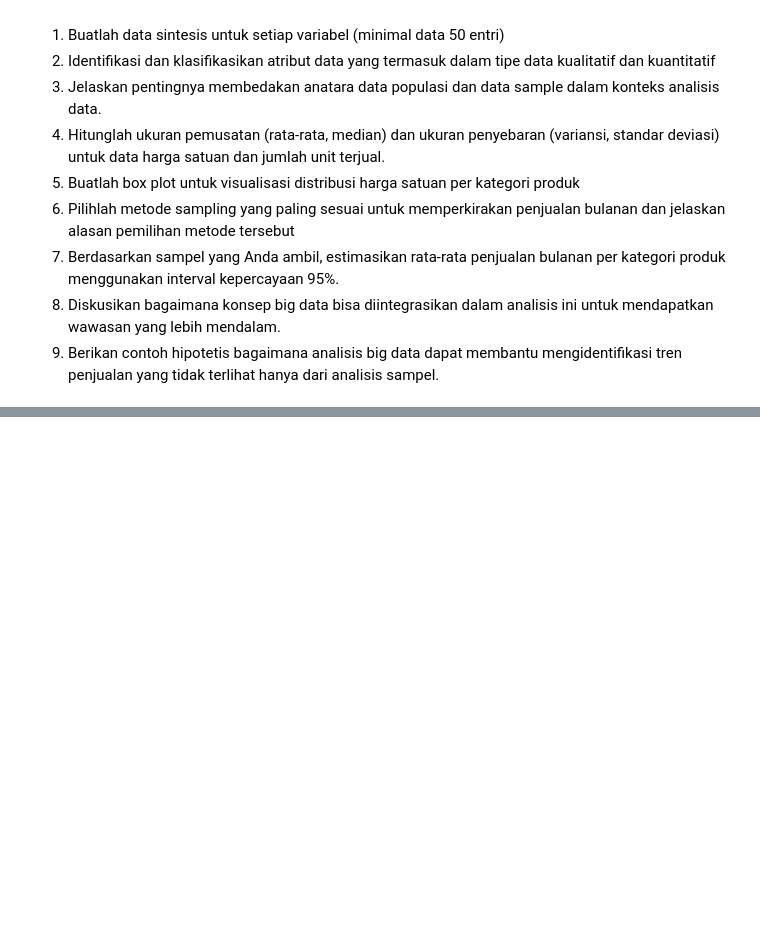
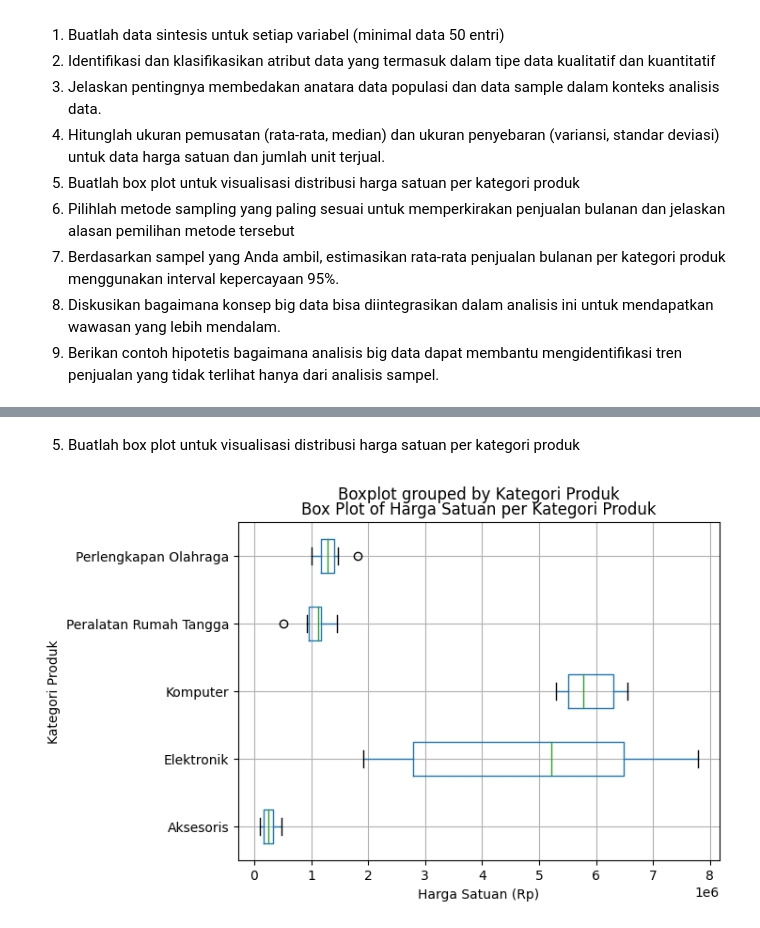
Before and after one commit to Katyusha47/uts-statistika, a Jupyter notebook: UTS_Statistika.ipynb, the cells around one changed output, grey strips where cells are left out. Saved outputs shown, nothing was run; the diff lists cells and outputs as text; code cells hidden in the pictures; blank space fills up the shorter version.

```diff
--- a/UTS_Statistika.ipynb
+++ b/UTS_Statistika.ipynb
@@ -24,0 +63,16 @@ Soal:
+# %% [markdown]
+5.	Buatlah box plot untuk visualisasi distribusi harga satuan per kategori produk
+# %%
+import pandas as pd
+import matplotlib.pyplot as plt
+
+data = pd.read_csv('datanya.csv')
+
+# Create box plots for 'Harga Satuan' per category
+data.boxplot(by='Kategori Produk', column='Harga Satuan (Rp)', grid=True, vert=False)
+plt.xlabel('Harga Satuan (Rp)')
+plt.ylabel('Kategori Produk')
+plt.title('Box Plot of Harga Satuan per Kategori Produk')
+plt.show()
+# %% [output]
+[figure, added]
```
Also changed, not shown: parts of 8 cells of this notebook.
